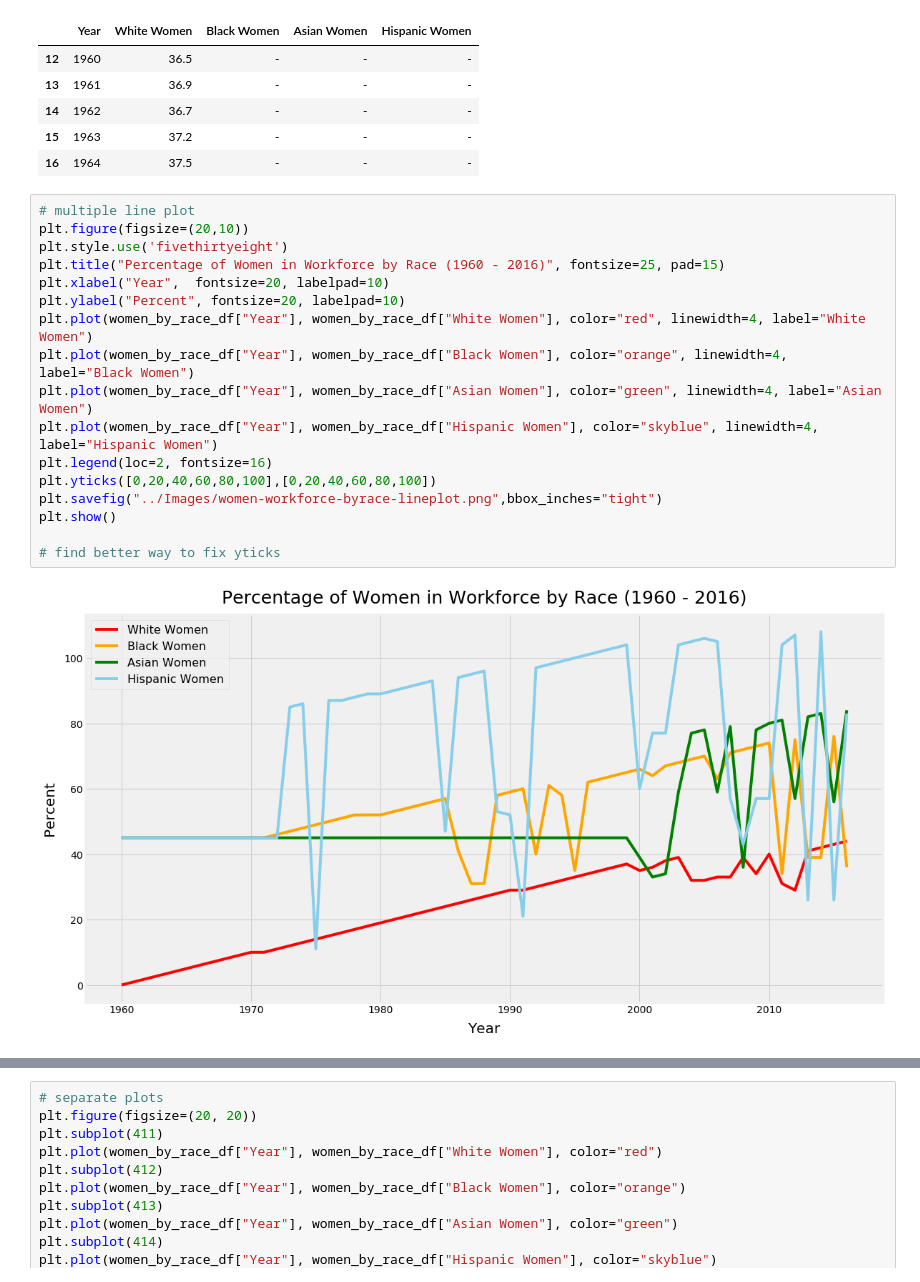
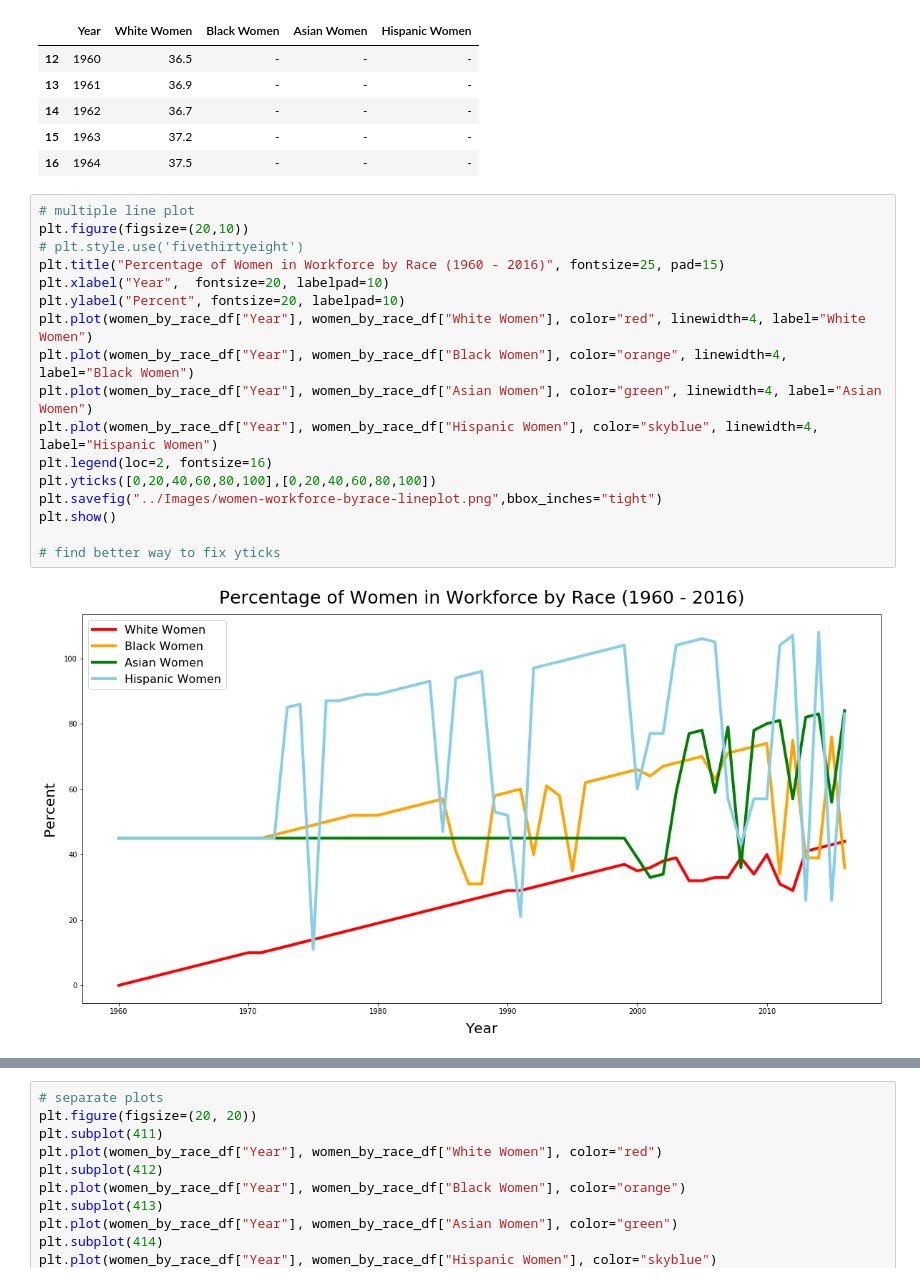
Before and after one commit to kathleeng77/Open-Source-Project-1, a Jupyter notebook: analysis/women-in-workforce-analysis.ipynb, the cells around one changed output, grey strips where cells are left out. Cells and saved outputs as stored; diff of their text form.

```diff
--- a/analysis/women-in-workforce-analysis.ipynb
+++ b/analysis/women-in-workforce-analysis.ipynb
@@ -194,22 +249,22 @@ women_by_race_df.head()
 # %%
 # multiple line plot
 plt.figure(figsize=(20,10))
-plt.style.use('fivethirtyeight')
+# plt.style.use('fivethirtyeight')
 plt.title("Percentage of Women in Workforce by Race (1960 - 2016)", fontsize=25, pad=15)
 plt.xlabel("Year",  fontsize=20, labelpad=10)
 plt.ylabel("Percent", fontsize=20, labelpad=10)
 plt.plot(women_by_race_df["Year"], women_by_race_df["White Women"], color="red", linewidth=4, label="White Women")
 plt.plot(women_by_race_df["Year"], women_by_race_df["Black Women"], color="orange", linewidth=4, label="Black Women")
 plt.plot(women_by_race_df["Year"], women_by_race_df["Asian Women"], color="green", linewidth=4, label="Asian Women")
 plt.plot(women_by_race_df["Year"], women_by_race_df["Hispanic Women"], color="skyblue", linewidth=4, label="Hispanic Women")
 plt.legend(loc=2, fontsize=16)
 plt.yticks([0,20,40,60,80,100],[0,20,40,60,80,100])
 plt.savefig("../Images/women-workforce-byrace-lineplot.png",bbox_inches="tight")
 plt.show()
 
 # find better way to fix yticks
 # %% [output]
-[figure, old version]
+[figure, new version]
 # %%
 fig, axs = plt.subplots(2)
 fig.suptitle('Vertically stacked subplots')
```
Also changed, not shown: parts of 6 cells of this notebook, 3 other files.
